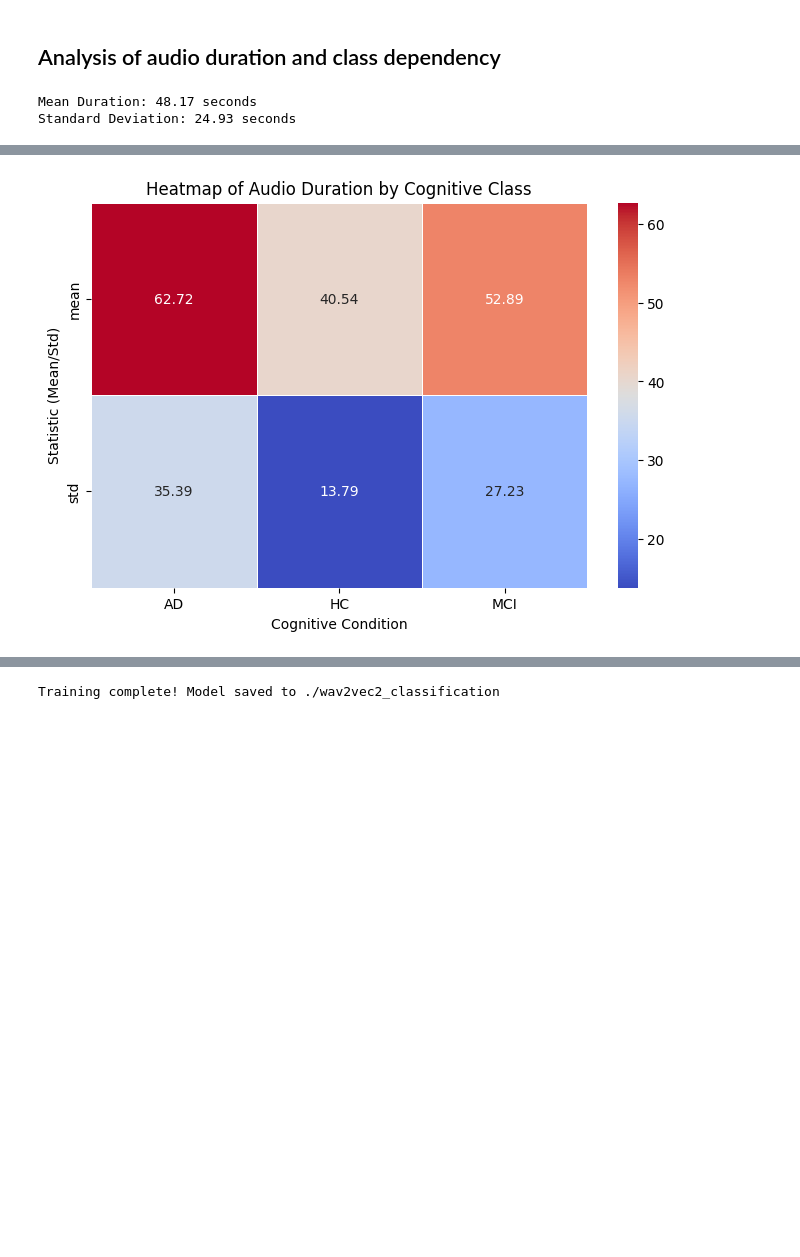
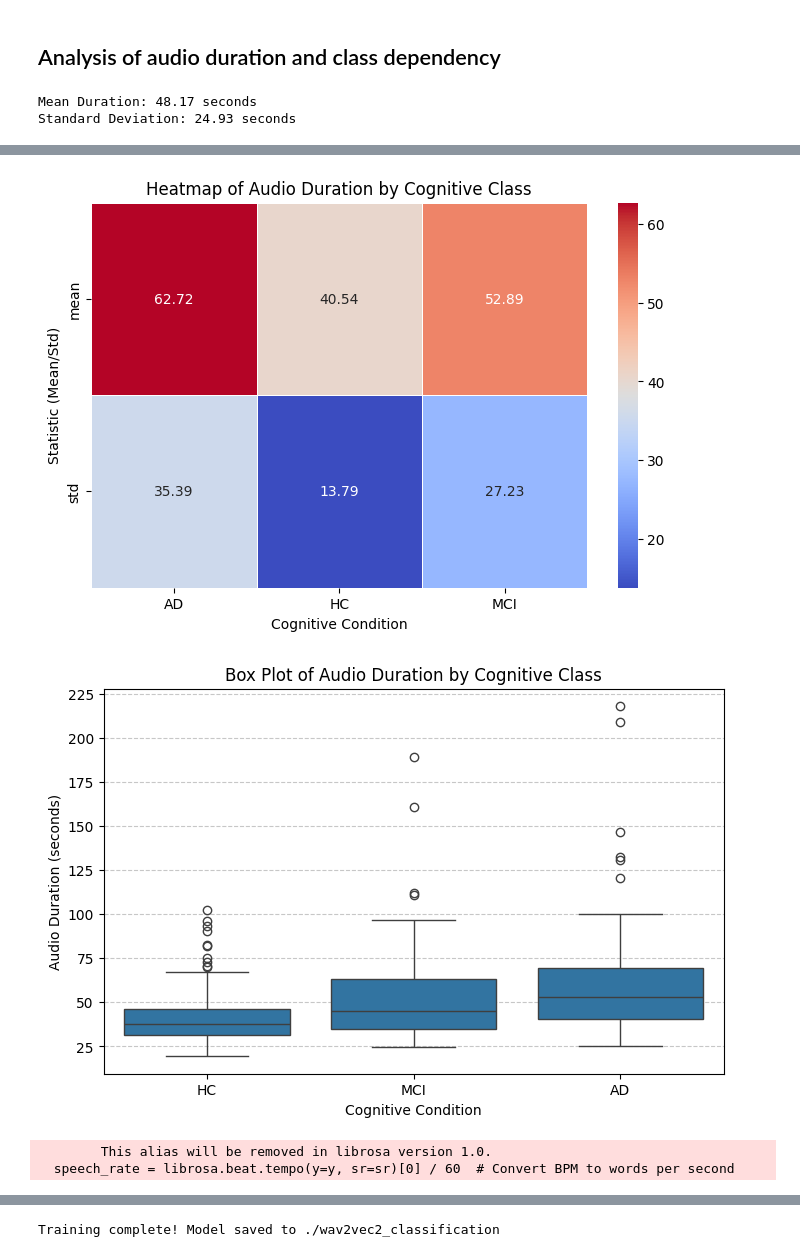
Before and after one commit to alfonsohera/stci, a Jupyter notebook: Notebooks/proto.ipynb, the cells around one changed output, grey strips where cells are left out. Cells and saved outputs as stored; diff of their text form; code cells hidden in the pictures; blank space fills up the shorter version.

```diff
--- a/Notebooks/proto.ipynb
+++ b/Notebooks/proto.ipynb
@@ -334,17 +322,26 @@ import matplotlib.pyplot as plt
 import seaborn as sns
 import numpy as np
 
-# Function to compute audio duration
-def compute_audio_length(file_path):
-    y, sr = librosa.load(file_path, sr=None)  # Load audio
-    return len(y) / sr  # Compute duration in seconds
 
-# Apply function to get durations
 data_df["duration"] = data_df["file_path"].apply(compute_audio_length)
+data_df["class"] = data_df["file_path"].apply(extract_class)
+# Extract prosodic features
+prosodic_features = data_df["file_path"].apply(extract_prosodic_features)
+# Convert the extracted feature arrays into separate columns
+prosodic_df = pd.DataFrame(prosodic_features.tolist(), columns=["num_pauses", "total_pause_duration", "speech_rate"])
+# Merge the extracted features with the main DataFrame
+data_df = pd.concat([data_df, prosodic_df], axis=1)
+# Drop duplicate columns (keep only one occurrence of each feature)
+data_df = data_df.loc[:, ~data_df.columns.duplicated()]
 
 # Compute statistics
 mean_duration = data_df["duration"].mean()
 std_duration = data_df["duration"].std()
+classes = ["HC", "MCI", "AD"]
+features = ["num_pauses", "total_pause_duration", "speech_rate"]
+mean_values = data_df.groupby("class")[features].mean()
+std_values = data_df.groupby("class")[features].std()
+
 
 # Print statistics
 print(f"Mean Duration: {mean_duration:.2f} seconds")
@@ -357,54 +354,45 @@ plt.axvline(mean_duration, color='red', linestyle='dashed', linewidth=2, label=f
 plt.axvline(mean_duration + std_duration, color='green', linestyle='dashed', linewidth=2, label=f"+1 Std: {mean_duration + std_duration:.2f}s")
 plt.axvline(mean_duration - std_duration, color='green', linestyle='dashed', linewidth=2, label=f"-1 Std: {mean_duration - std_duration:.2f}s")
 plt.axvline(mean_duration + 2*std_duration, color='blue', linestyle='dashed', linewidth=2, label=f"+2 Std: {mean_duration + 2*std_duration:.2f}s")
 plt.axvline(mean_duration + 3*std_duration, color='black', linestyle='dashed', linewidth=2, label=f"+3 Std: {mean_duration + 3*std_duration:.2f}s")
 
 plt.xlabel("Duration (seconds)")
 plt.ylabel("Frequency")
 plt.title("Histogram of Audio File Durations")
 plt.legend()
 plt.grid(True)
 plt.show()
 
-
-
-
-# Function to compute audio duration
-def compute_audio_length(file_path):
-    y, sr = librosa.load(file_path, sr=None)  # Load audio
-    return len(y) / sr  # Compute duration in seconds
-
-# Extract class labels from file names
-def extract_class(file_path):
-    filename = file_path.split("/")[-1]  # Extract filename
-    if filename.startswith("HC"):
-        return "HC"  # Healthy
-    elif filename.startswith("MCI"):
-        return "MCI"  # Mild Cognitive Impairment
-    elif filename.startswith("AD"):
-        return "AD"  # Alzheimer's
-    return "Unknown"
-
-# Apply functions to DataFrame
-data_df["duration"] = data_df["file_path"].apply(compute_audio_length)
-data_df["class"] = data_df["file_path"].apply(extract_class)
-
 # Compute mean and std deviation of duration per class
 heatmap_data = data_df.groupby("class")["duration"].agg(["mean", "std"]).reset_index()
-
 # Convert to a matrix format suitable for a heatmap
 heatmap_matrix = heatmap_data.set_index("class").T
 
 # Plot heatmap
 plt.figure(figsize=(8, 5))
 sns.heatmap(heatmap_matrix, annot=True, cmap="coolwarm", fmt=".2f", linewidths=0.5)
 
 plt.title("Heatmap of Audio Duration by Cognitive Class")
 plt.xlabel("Cognitive Condition")
 plt.ylabel("Statistic (Mean/Std)")
 plt.show()
+
+
+## Box plot
+# Create a box plot for audio duration per class
+plt.figure(figsize=(8, 5))
+sns.boxplot(x="class", y="duration", data=data_df)
+# Formatting the plot
+plt.title("Box Plot of Audio Duration by Cognitive Class")
+plt.xlabel("Cognitive Condition")
+plt.ylabel("Audio Duration (seconds)")
+plt.grid(axis="y", linestyle="--", alpha=0.7)
+plt.show()
 # %% [output]
 Mean Duration: 48.17 seconds
 Standard Deviation: 24.93 seconds
 [figure]
 [figure]
+[figure, added]
+        This alias will be removed in librosa version 1.0.
+  speech_rate = librosa.beat.tempo(y=y, sr=sr)[0] / 60  # Convert BPM to words per second
```
Also changed, not shown: parts of 15 cells of this notebook.
